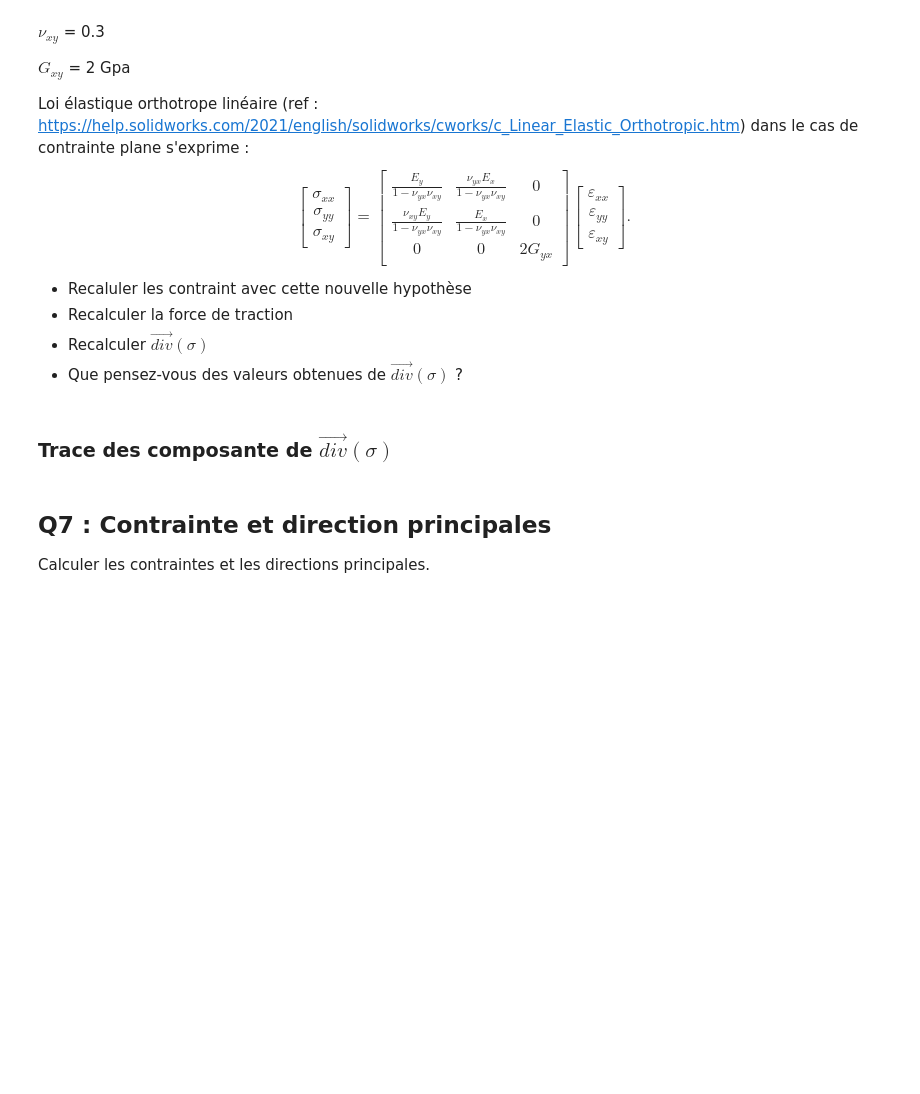
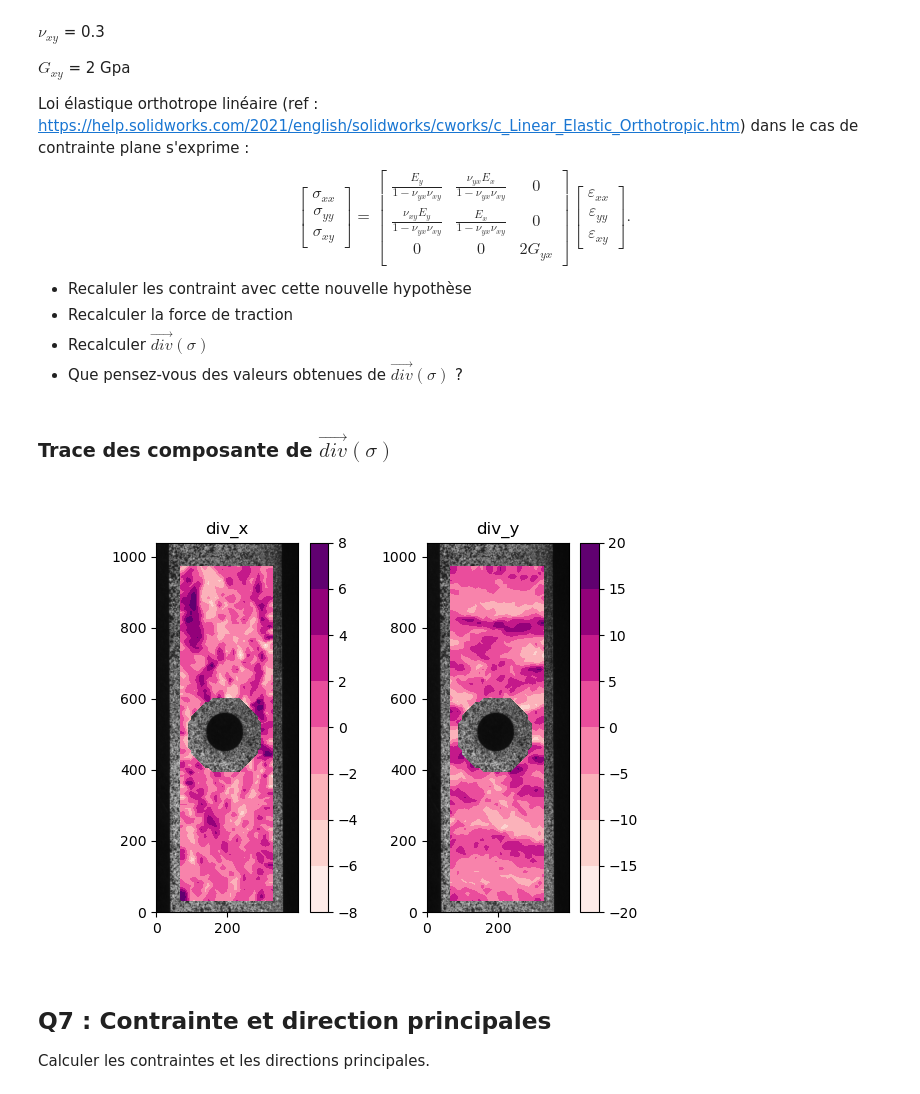
Before and after one commit to EmileRouxSMB/MECA-DIC-TDPAC, a Jupyter notebook: MECA510-TD15-16.ipynb, the cells around one changed output. Drawn from its saved outputs; the diff is of its cells as text; code cells hidden in the pictures; blank space fills up the shorter version.

```diff
--- a/MECA510-TD15-16.ipynb
+++ b/MECA510-TD15-16.ipynb
@@ -353,19 +370,21 @@ div_y = sigxy_dx + sigyy_dy
 # %%
 fig, axes = plt.subplots(1, 2)
 
 # Plot div_x
 axes[0].imshow(img, origin='lower')
-cax1 = axes[0].contourf(X_pix, Y_pix, div_x)
+cax1 = axes[0].contourf(X_pix, Y_pix, div_x, cmap=cmap)
 axes[0].set_title('div_x')
 fig.colorbar(cax1, ax=axes[0])
 
 # Plot div_y
 axes[1].imshow(img, origin='lower')
-cax2 = axes[1].contourf(X_pix, Y_pix, div_y)
+cax2 = axes[1].contourf(X_pix, Y_pix, div_y, cmap=cmap)
 axes[1].set_title('div_y')
 fig.colorbar(cax2, ax=axes[1])
 
 plt.show()
+# %% [output]
+[figure, added]
 # %% [markdown]
 ## Q7 : Contrainte et direction principales
 Calculer les contraintes et les directions principales.
```
Also changed, not shown: parts of 11 cells of this notebook.
